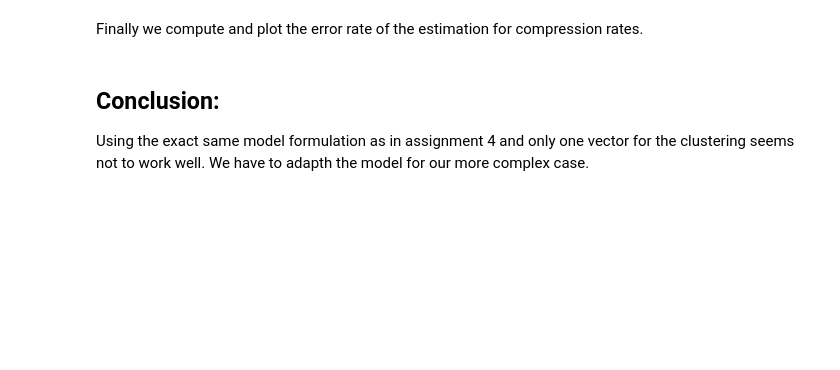
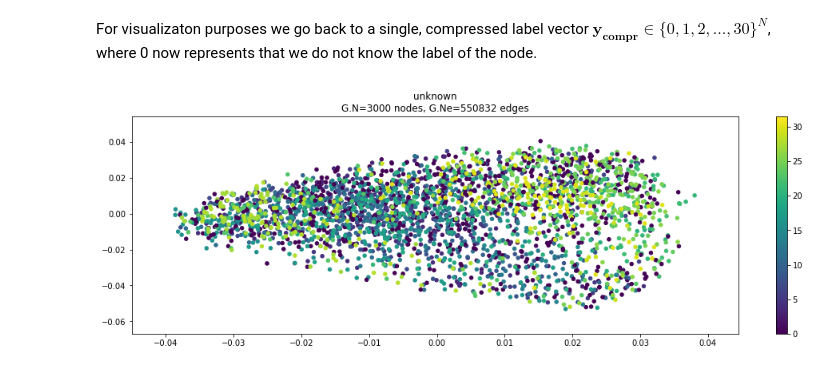
Before and after one commit to adrianlwn/NTDS-Speech-Recognition-Challenge, a Jupyter notebook: semi-supervised_framework.ipynb, the cells around one changed output. Saved outputs shown, nothing was run; the diff lists cells and outputs as text; code cells hidden in the pictures; blank space fills up the shorter version.

```diff
--- a/semi-supervised_framework.ipynb
+++ b/semi-supervised_framework.ipynb
@@ -205,0 +163,6 @@ y = prepare_observations(p=0.5)
+# %%
+# From feature label to feature matrix
+Y = np.zeros((int(np.max(y)),len(y)))
+
+for i in range(np.shape(Y)[0]):
+    Y[i,:] = np.array(y == i+1, dtype = 'int64')
@@ -206,5 +175,21 @@ y = prepare_observations(p=0.5)
+# %%
+perc = 0.8
+def prepare_observations(Y, perc):
+    """Prepare observations, where p is the percentage of values to keep."""
+    M = np.array(np.random.random_sample(np.shape(Y))>(1-perc),dtype = 'int64')
+    Y_compr = Y*M
+    return Y_compr, M
+
+# Play with the percentage of observed values.
+Y_compr, M = prepare_observations(Y, perc)
+# %% [markdown]
+For visualizaton purposes we go back to a single, compressed label vector $\mathbf{y_{compr}}\in \{0,1,2,...,30\}^N$, where 0 now represents that we do not know the label of the node.
 # %%
+y_compr  = np.zeros(y.shape)
+for i in range(Y.shape[0]):
+    y_compr += Y_compr[i,:]*(i+1)
+
 # Plot the label_vector with only 50% of its labels
-G.plot_signal(y, vertex_size=20)
+G.plot_signal(y_compr, vertex_size=20)
+# %% [output]
+[figure, added]
-# %% [markdown]
-Finally we compute and plot the error rate of the estimation for compression rates.
@@ -225,3 +195,0 @@ plt.grid()
-# %% [markdown]
-## Conclusion:
-Using the exact same model formulation as in assignment 4 and only one vector for the clustering seems not to work well. We have to adapth the model for our more complex case.
```
Also changed, not shown: parts of 37 cells of this notebook, 2 other files.
